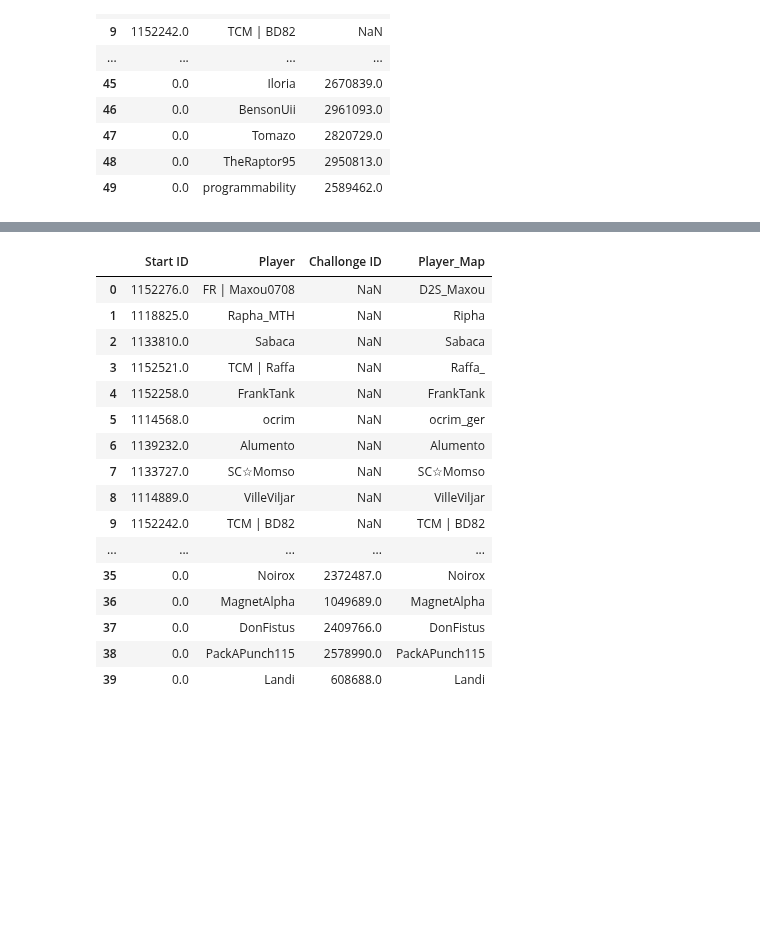
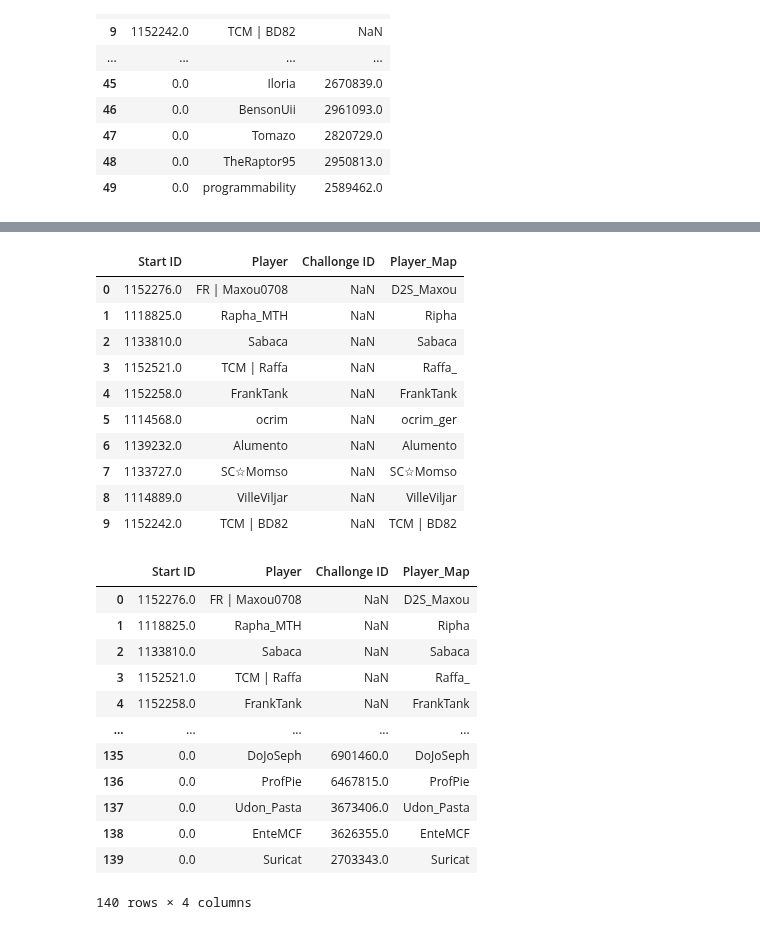
Before and after one commit to DarrenCCT/Tournament-Analysis, a Jupyter notebook: EUAC - Data Cleaning.ipynb, the cells around one changed output, grey strips where cells are left out. Drawn from its saved outputs; the diff is of its cells as text; code cells hidden in the pictures; blank space fills up the shorter version.

```diff
--- a/EUAC - Data Cleaning.ipynb
+++ b/EUAC - Data Cleaning.ipynb
@@ -322,22 +323,16 @@ df.head()
 # %%
 playerdf["Player_Map"] = playerdf["Player"].replace(merged)
 # %%
-playerdf.head(40)
+playerdf.head(10)
 # %% [output]
 |  | Start ID | Player | Challonge ID | Player_Map |
 | 0 | 1152276.0 | FR | Maxou0708 | NaN | D2S_Maxou |
 | 1 | 1118825.0 | Rapha_MTH | NaN | Ripha |
 | 2 | 1133810.0 | Sabaca | NaN | Sabaca |
 | 3 | 1152521.0 | TCM | Raffa | NaN | Raffa_ |
 | 4 | 1152258.0 | FrankTank | NaN | FrankTank |
 | 5 | 1114568.0 | ocrim | NaN | ocrim_ger |
 | 6 | 1139232.0 | Alumento | NaN | Alumento |
 | 7 | 1133727.0 | SC☆Momso | NaN | SC☆Momso |
 | 8 | 1114889.0 | VilleViljar | NaN | VilleViljar |
 | 9 | 1152242.0 | TCM | BD82 | NaN | TCM | BD82 |
-| ... | ... | ... | ... | ... |
-| 35 | 0.0 | Noirox | 2372487.0 | Noirox |
-| 36 | 0.0 | MagnetAlpha | 1049689.0 | MagnetAlpha |
-| 37 | 0.0 | DonFistus | 2409766.0 | DonFistus |
-| 38 | 0.0 | PackAPunch115 | 2578990.0 | PackAPunch115 |
-| 39 | 0.0 | Landi | 608688.0 | Landi |
@@ -345,0 +339,16 @@ playerdf.head(40)
+# %%
+playerdf
+# %% [output]
+|  | Start ID | Player | Challonge ID | Player_Map |
+| 0 | 1152276.0 | FR | Maxou0708 | NaN | D2S_Maxou |
+| 1 | 1118825.0 | Rapha_MTH | NaN | Ripha |
+| 2 | 1133810.0 | Sabaca | NaN | Sabaca |
+| 3 | 1152521.0 | TCM | Raffa | NaN | Raffa_ |
+| 4 | 1152258.0 | FrankTank | NaN | FrankTank |
+| ... | ... | ... | ... | ... |
+| 135 | 0.0 | DoJoSeph | 6901460.0 | DoJoSeph |
+| 136 | 0.0 | ProfPie | 6467815.0 | ProfPie |
+| 137 | 0.0 | Udon_Pasta | 3673406.0 | Udon_Pasta |
+| 138 | 0.0 | EnteMCF | 3626355.0 | EnteMCF |
+| 139 | 0.0 | Suricat | 2703343.0 | Suricat |
+140 rows × 4 columns
```
Also changed, not shown: parts of 7 cells of this notebook.
